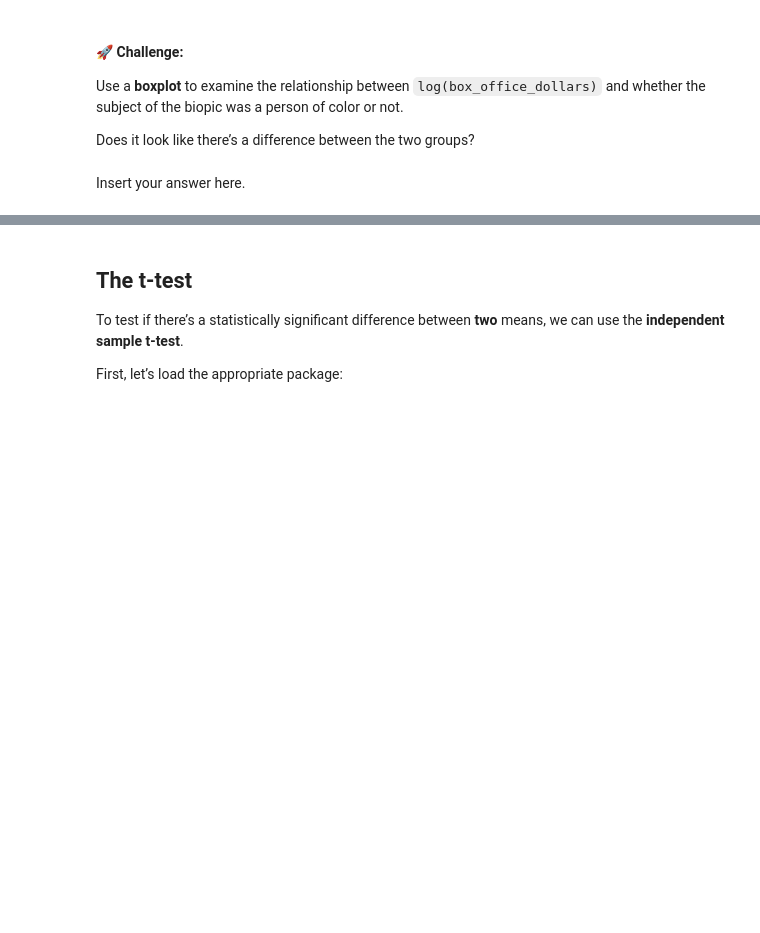
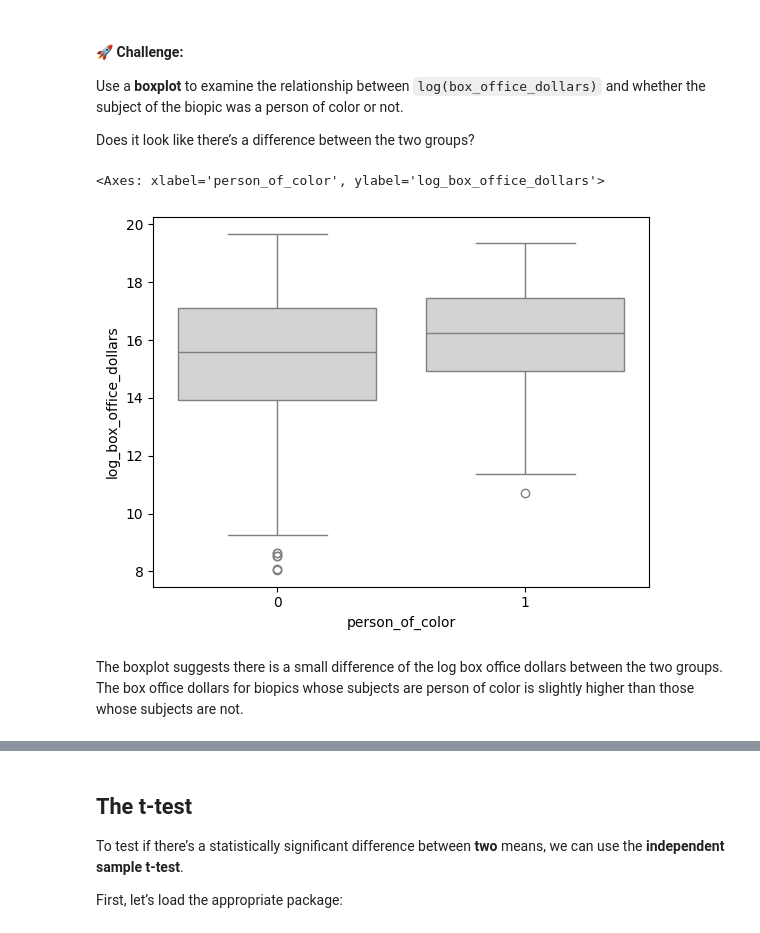
Before and after one commit to NakaFrozn/SI618, a Jupyter notebook: inclass/SI_618_Day_05_Correlation_Regression_ANOVA.ipynb, the cells around one changed output, grey strips where cells are left out. Saved outputs shown, nothing was run; the diff lists cells and outputs as text; code cells hidden in the pictures; blank space fills up the shorter version.

```diff
--- a/inclass/SI_618_Day_05_Correlation_Regression_ANOVA.ipynb
+++ b/inclass/SI_618_Day_05_Correlation_Regression_ANOVA.ipynb
@@ -1072,2 +1197,10 @@ Does it look like there’s a difference between the two groups?
-# %% [markdown]
-Insert your answer here.
+# %%
+# draw a boxplot to show the relationship between log box office dollars and
+# whether the subject of biopic was a person of color or not
+
+sns.boxplot(x="person_of_color",y="log_box_office_dollars", data=biopics, color = "lightgray")
+# %% [output]
+<Axes: xlabel='person_of_color', ylabel='log_box_office_dollars'>
+[figure, added]
+# %% [markdown]
+The boxplot suggests there is a small difference of the log box office dollars between the two groups. The box office dollars for biopics whose subjects are person of color is slightly higher than those whose subjects are not.
```
Also changed, not shown: parts of 51 cells of this notebook, 1 other file.
